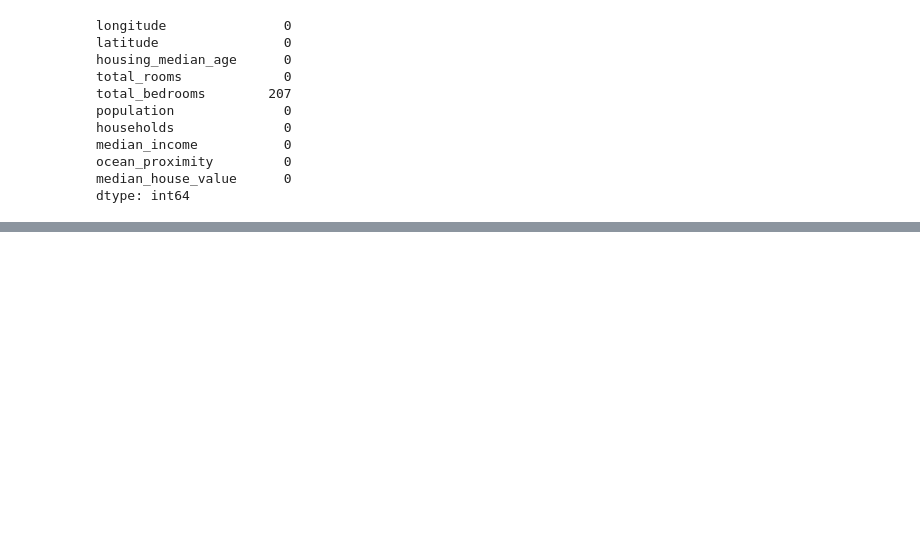
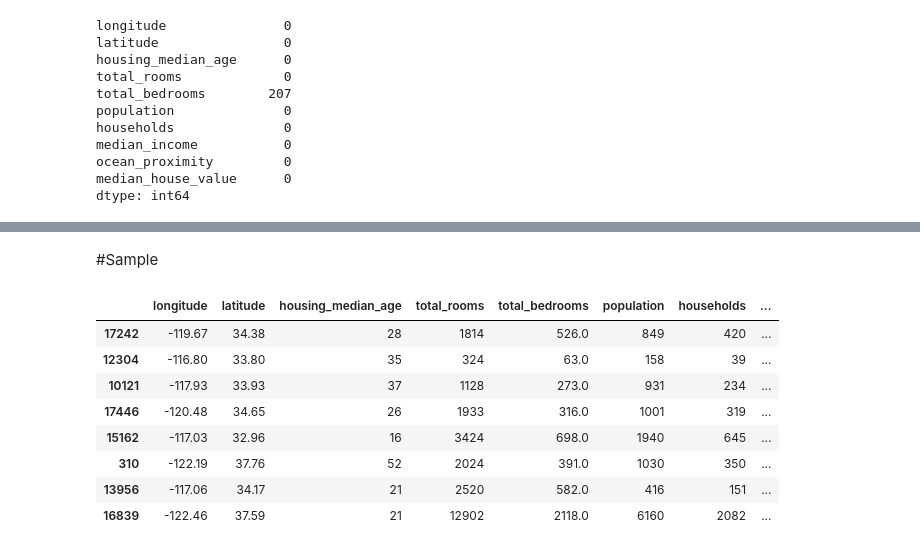
Before and after one commit to KARINAgoncalvesSOARES/Pandas, a Jupyter notebook: 20_funções_do_pandas_ipynbUntitled0.ipynb, the cells around one changed output, grey strips where cells are left out. Drawn from its saved outputs; the diff is of its cells as text; code cells hidden in the pictures; blank space fills up the shorter version.

```diff
--- a/20_funções_do_pandas_ipynbUntitled0.ipynb
+++ b/20_funções_do_pandas_ipynbUntitled0.ipynb
@@ -177,0 +252,16 @@ dtype: int64
+# %% [markdown]
+#Sample
+# %%
+# Gera amostras aleatórias de cada grupo de um objeto DataFrame
+
+arquivo.sample(n=8)
+# %% [output]
+|  | longitude | latitude | housing_median_age | total_rooms | total_bedrooms | population | households | ... |
+| 17242 | -119.67 | 34.38 | 28 | 1814 | 526.0 | 849 | 420 | ... |
+| 12304 | -116.80 | 33.80 | 35 | 324 | 63.0 | 158 | 39 | ... |
+| 10121 | -117.93 | 33.93 | 37 | 1128 | 273.0 | 931 | 234 | ... |
+| 17446 | -120.48 | 34.65 | 26 | 1933 | 316.0 | 1001 | 319 | ... |
+| 15162 | -117.03 | 32.96 | 16 | 3424 | 698.0 | 1940 | 645 | ... |
+| 310 | -122.19 | 37.76 | 52 | 2024 | 391.0 | 1030 | 350 | ... |
+| 13956 | -117.06 | 34.17 | 21 | 2520 | 582.0 | 416 | 151 | ... |
+| 16839 | -122.46 | 37.59 | 21 | 12902 | 2118.0 | 6160 | 2082 | ... |
```
Also changed, not shown: parts of 12 cells of this notebook.
